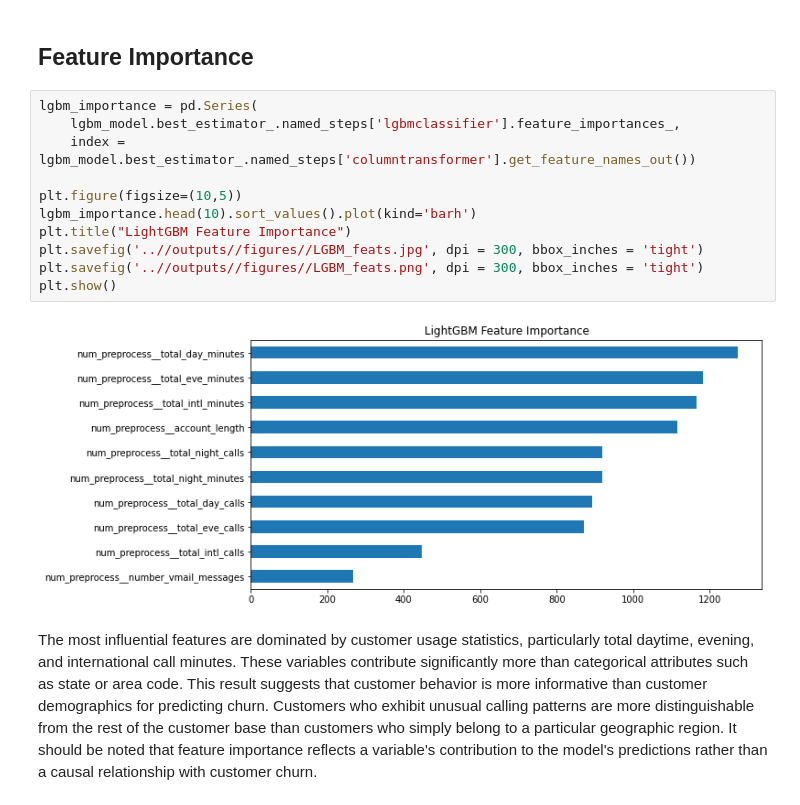
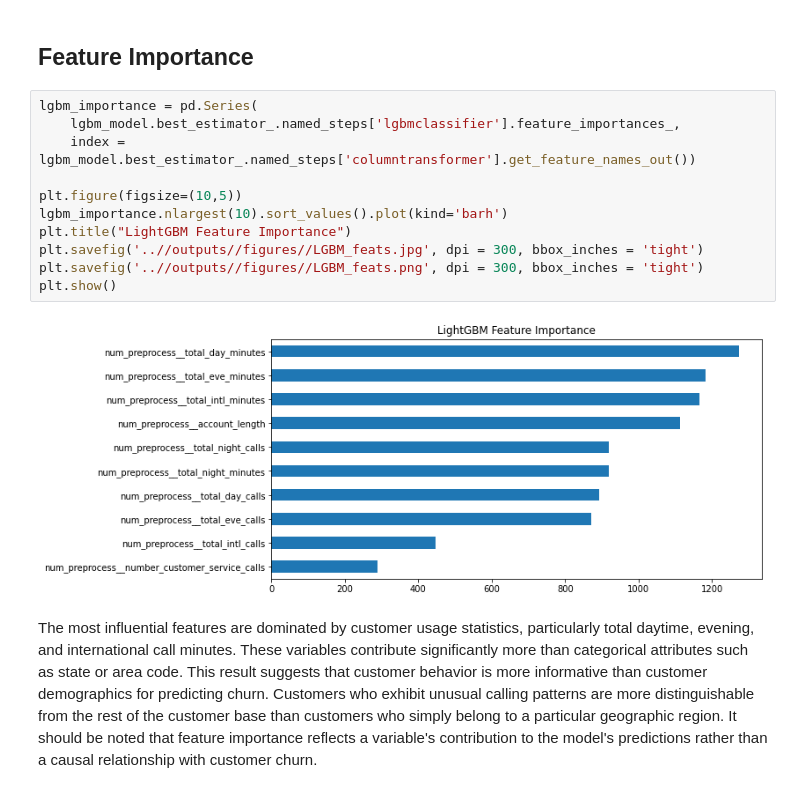
Before and after one commit to xxtofff/Customer-Churn, a Jupyter notebook: notebooks/03_report.ipynb, the cells around one changed output. Drawn from its saved outputs; the diff is of its cells as text.

Commit message:
revised feature importance ordering code

```diff
--- a/notebooks/03_report.ipynb
+++ b/notebooks/03_report.ipynb
@@ -181,16 +181,16 @@ The four ensemble models maintain both high precision and high recall over a wid
 # %%
 lgbm_importance = pd.Series(
     lgbm_model.best_estimator_.named_steps['lgbmclassifier'].feature_importances_,
     index = lgbm_model.best_estimator_.named_steps['columntransformer'].get_feature_names_out())
 
 plt.figure(figsize=(10,5))
-lgbm_importance.head(10).sort_values().plot(kind='barh')
+lgbm_importance.nlargest(10).sort_values().plot(kind='barh')
 plt.title("LightGBM Feature Importance")
 plt.savefig('..//outputs//figures//LGBM_feats.jpg', dpi = 300, bbox_inches = 'tight')
 plt.savefig('..//outputs//figures//LGBM_feats.png', dpi = 300, bbox_inches = 'tight')
 plt.show()
 # %% [output]
-[figure, old version]
+[figure, new version]
 # %% [markdown]
 The most influential features are dominated by customer usage statistics, particularly total daytime, evening, and international call minutes. These variables contribute significantly more than categorical attributes such as state or area code. This result suggests that customer behavior is more informative than customer demographics for predicting churn. Customers who exhibit unusual calling patterns are more distinguishable from the rest of the customer base than customers who simply belong to a particular geographic region. It should be noted that feature importance reflects a variable's contribution to the model's predictions rather than a causal relationship with customer churn.
 # %% [markdown]
```
